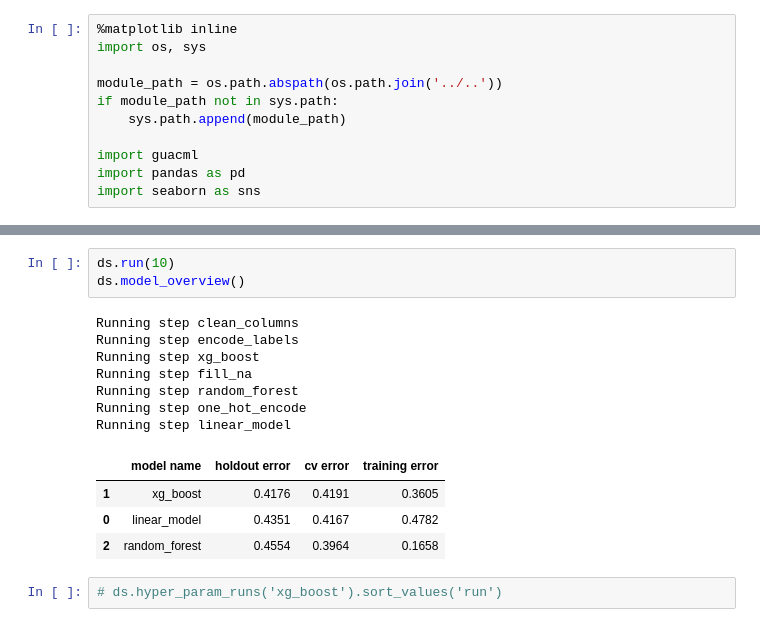
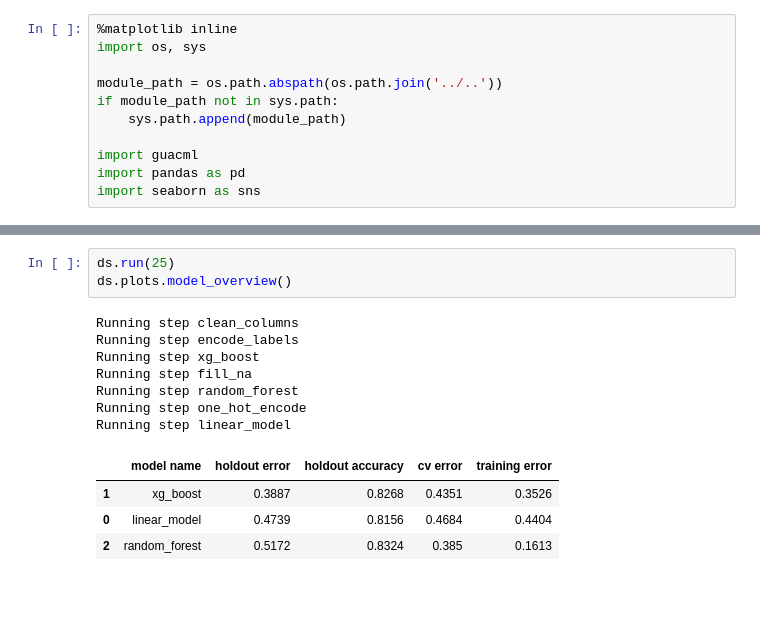
Before and after one commit to guacml/guacml, a Jupyter notebook: demos/titanic/demo.ipynb, the cells around one changed output, grey strips where cells are left out. Drawn from its saved outputs; the diff is of its cells as text; blank space fills up the shorter version.

```diff
--- a/demos/titanic/demo.ipynb
+++ b/demos/titanic/demo.ipynb
@@ -32,19 +32,17 @@ ds.column_info
 | 10 | Cabin | ColType.CATEGORICAL | 147 | 16 | 77.0 | 0.0 | C85 |
 | 11 | Embarked | ColType.CATEGORICAL | 3 | 0 | 0.0 | 0.0 | S |
 # %%
-ds.run(10)
-ds.model_overview()
+ds.run(25)
+ds.plots.model_overview()
 # %% [output]
 Running step clean_columns
 Running step encode_labels
 Running step xg_boost
 Running step fill_na
 Running step random_forest
 Running step one_hot_encode
 Running step linear_model
-|  | model name | holdout error | cv error | training error |
-| 1 | xg_boost | 0.4176 | 0.4191 | 0.3605 |
-| 0 | linear_model | 0.4351 | 0.4167 | 0.4782 |
-| 2 | random_forest | 0.4554 | 0.3964 | 0.1658 |
+|  | model name | holdout error | holdout accuracy | cv error | training error |
+| 1 | xg_boost | 0.3887 | 0.8268 | 0.4351 | 0.3526 |
+| 0 | linear_model | 0.4739 | 0.8156 | 0.4684 | 0.4404 |
+| 2 | random_forest | 0.5172 | 0.8324 | 0.385 | 0.1613 |
-# %%
-# ds.hyper_param_runs('xg_boost').sort_values('run')
```
Also changed, not shown: parts of 5 cells of this notebook, 4 other files.
